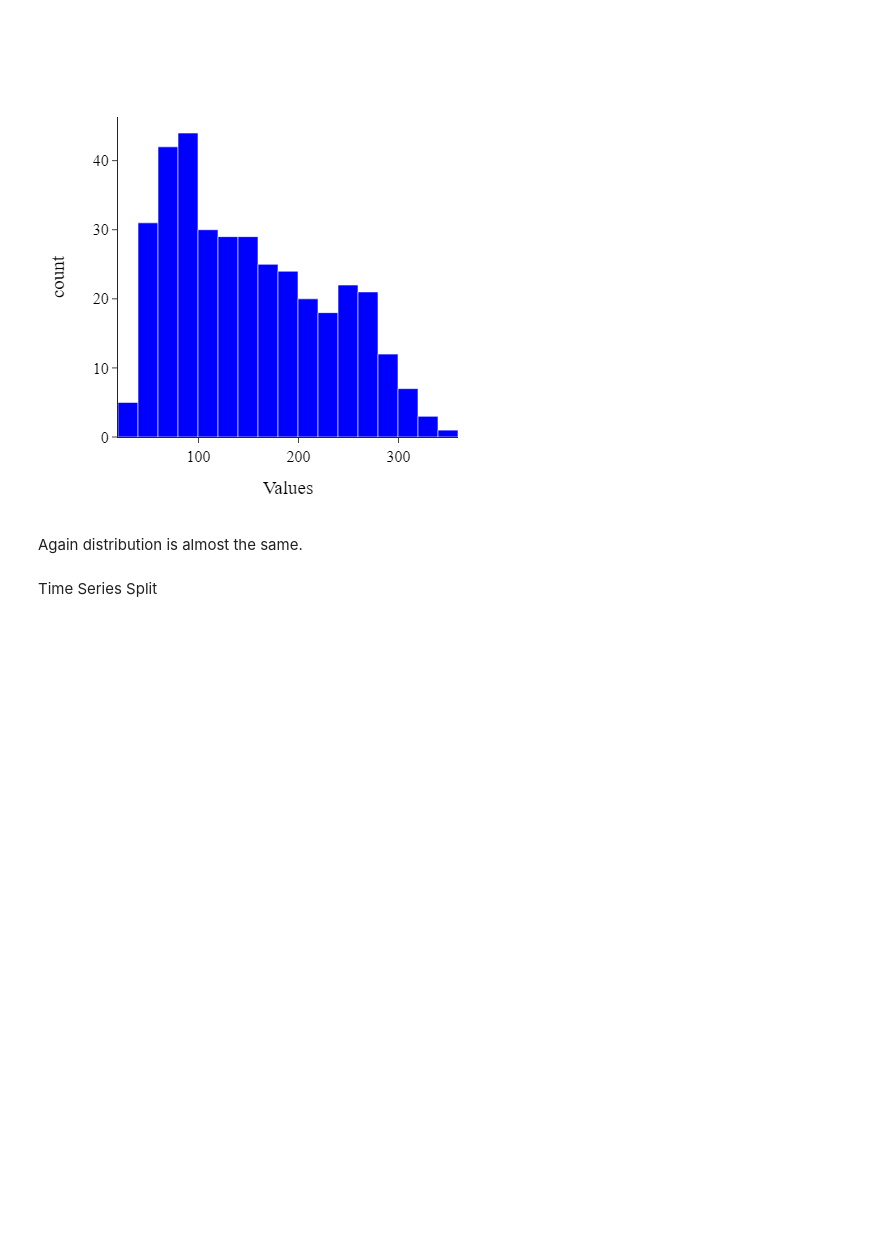
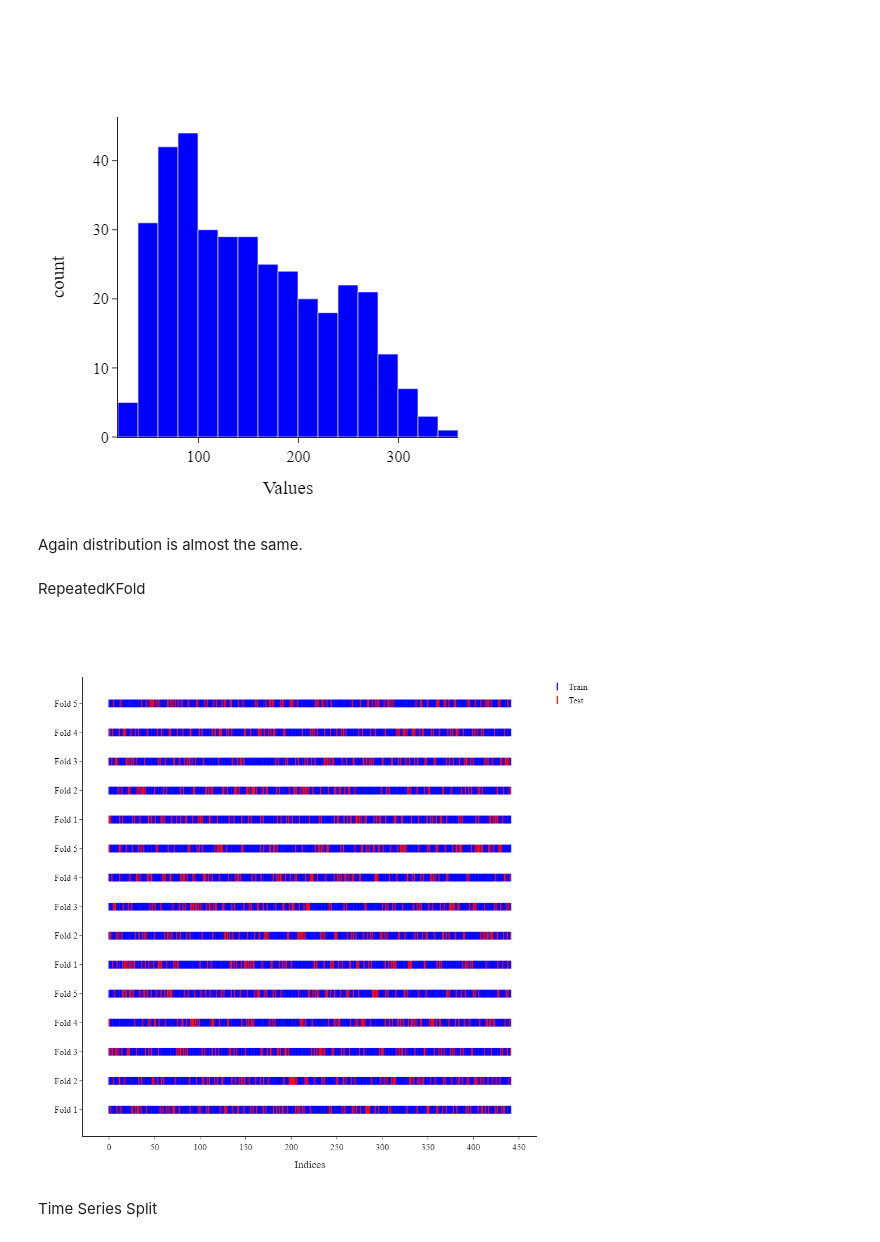
Before and after one commit to kvbiii/Preprocessing, a Jupyter notebook: Cross_validation/cross_validation_test.ipynb, the cells around one changed output. Cells and saved outputs as stored; diff of their text form; code cells hidden in the pictures; blank space fills up the shorter version.

Commit message:
Cross validation test

```diff
--- a/Cross_validation/cross_validation_test.ipynb
+++ b/Cross_validation/cross_validation_test.ipynb
@@ -88,6 +89,14 @@ for train_idx, test_idx in cv.split(X, y):
 [figure]
 # %% [markdown]
 Again distribution is almost the same.
+# %% [markdown]
+RepeatedKFold
+# %%
+n_splits = 5
+split_plot = Other_Plots()
+split_plot.cross_validation_split(X=X, y=y, n_splits=n_splits, cv=RepeatedKFold(n_splits=n_splits, n_repeats=3, stratify=False))
+# %% [output]
+[figure, added]
 # %% [markdown]
 Time Series Split
 # %%
```
Also changed, not shown: parts of 1 cell of this notebook.
